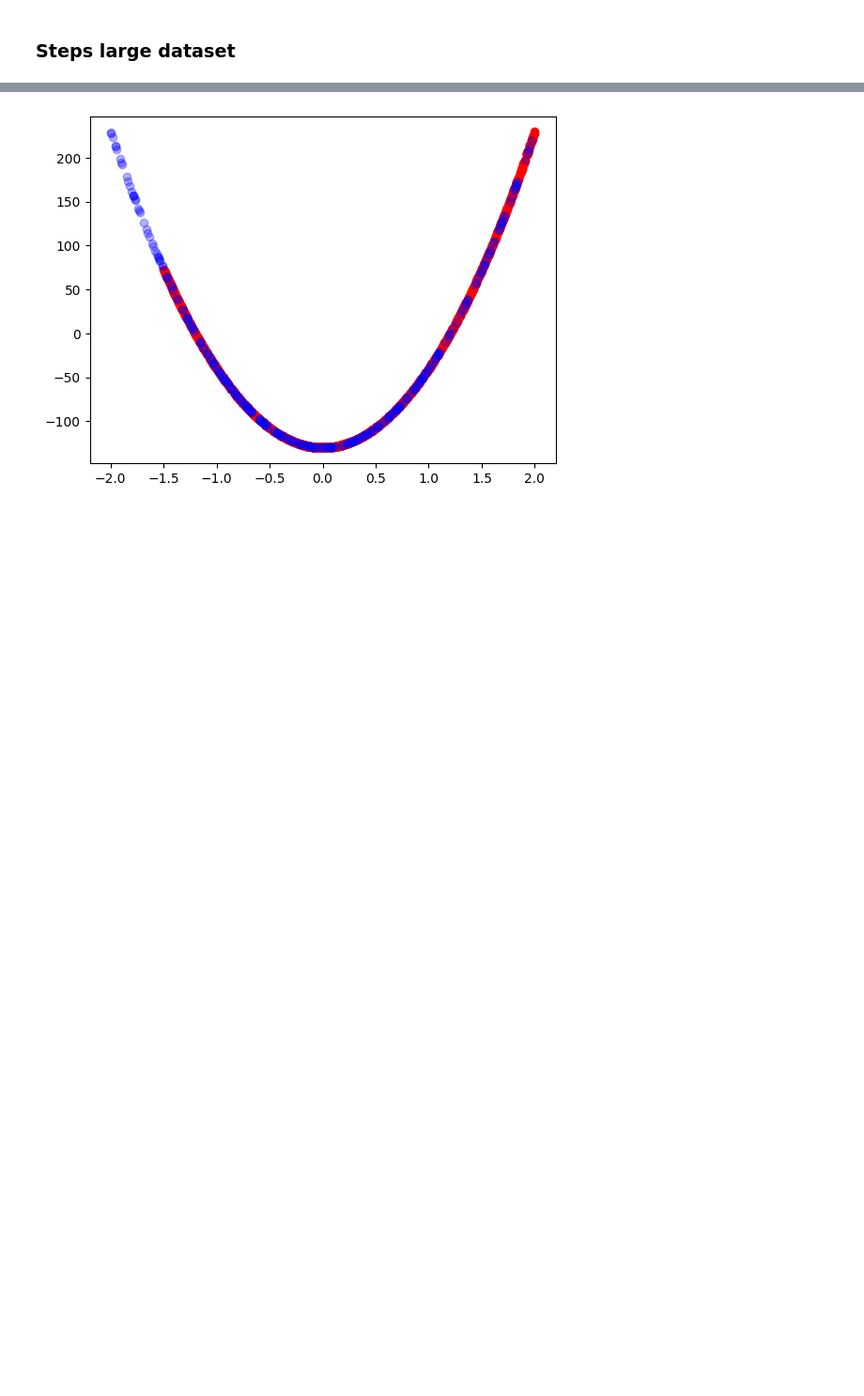
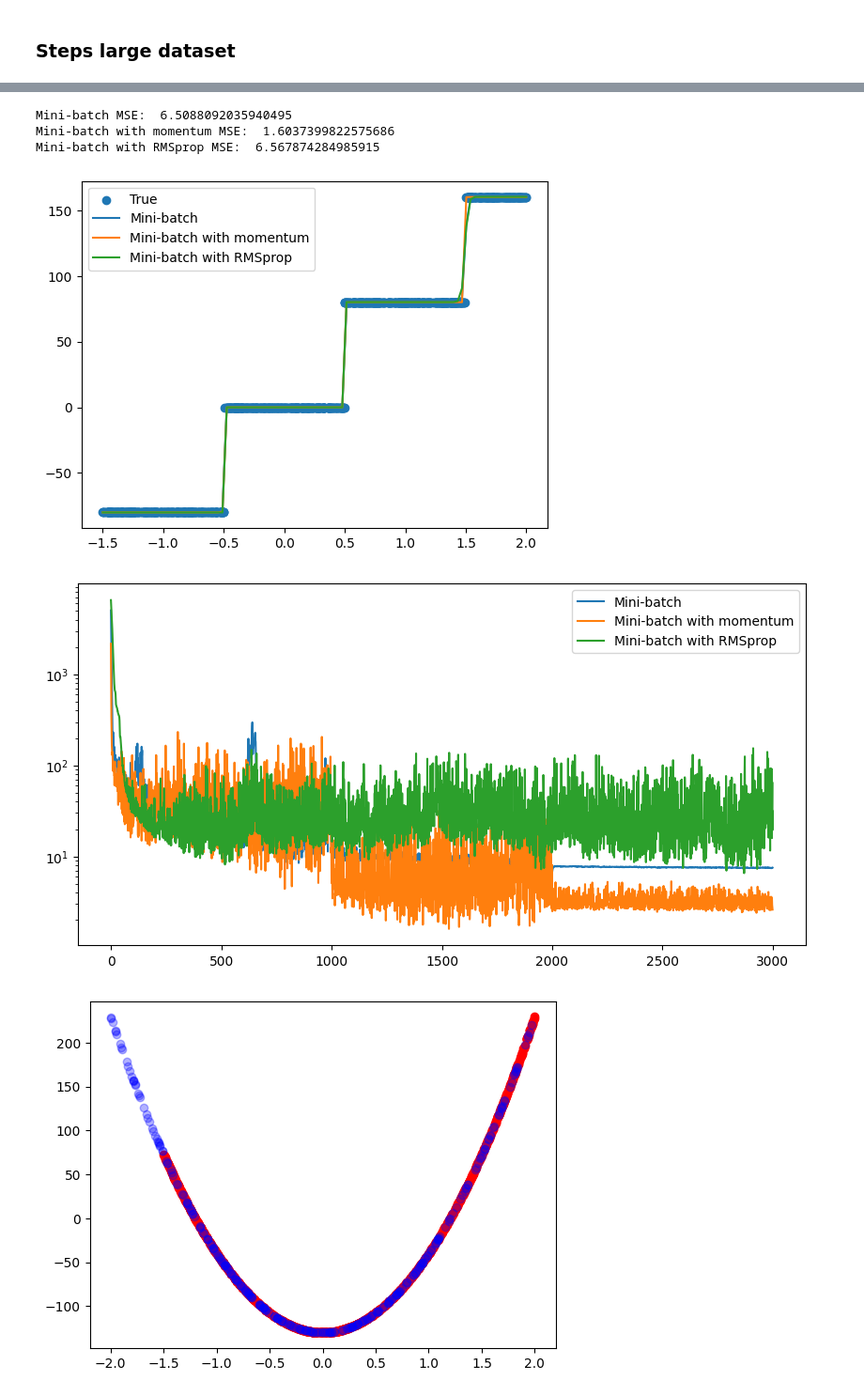
Before and after one commit to wojcikbart/NeuralNetworks, a Jupyter notebook: nn3/nn3.ipynb, the cells around one changed output, grey strips where cells are left out. Shown at 94% size. Saved outputs shown, nothing was run; the diff lists cells and outputs as text; code cells hidden in the pictures; blank space fills up the shorter version.

```diff
--- a/nn3/nn3.ipynb
+++ b/nn3/nn3.ipynb
@@ -70,6 +74,10 @@ Training complete. Final loss: 448.2279
 # %%
-nn_step_batch = NeuralNetwork(X_step_train, y_step_train, [1, 32, 64, 32, 1], activation_fun='relu')
-
-history_step_batch = nn_step_batch.train(learning_rate=0.001, epochs=int(500), validation_data=(X_step_test, y_step_test), mini_batch=True, batch_size=50, stop_condition=1, report_interval=100)
-history_step_batch = nn_step_batch.train(learning_rate=0.0002, epochs=int(500), validation_data=(X_step_test, y_step_test), mini_batch=True, batch_size=50, stop_condition=1, report_interval=100)
+nn_step_momentum = NeuralNetwork(X_step_train, y_step_train, [1, 10, 10, 1], activation_fun='sigmoid')
+batch = 100
+history_step_momentum = nn_step_momentum.train(learning_rate=0.01, epochs=int(1e3), validation_data=(X_step_test, y_step_test),
+                                          mini_batch=True, batch_size=batch, momentum=0.7, stop_condition=1, report_interval=10)
+history_step_momentum = nn_step_momentum.train(learning_rate=0.001, epochs=int(1e3), validation_data=(X_step_test, y_step_test),
+                                          mini_batch=True, batch_size=batch, momentum=0.7, stop_condition=1, report_interval=10)
+history_step_momentum = nn_step_momentum.train(learning_rate=0.0001, epochs=int(1e3), validation_data=(X_step_test, y_step_test),
+                                          mini_batch=True, batch_size=batch, momentum=0.7, stop_condition=1, report_interval=10)
 # %% [output]
@@ -107,0 +101,5 @@ Mini-batch MSE:  8.550690993180284
+# %%
+nn_step_rmsprop = NeuralNetwork(X_step_train, y_step_train, [1, 10, 10, 1], activation_fun='sigmoid')
+batch = 100
+history_step_rmsprop = nn_step_rmsprop.train(learning_rate=0.01, epochs=int(3e3), validation_data=(X_step_test, y_step_test),
+                                          mini_batch=True, batch_size=batch, optimization='rmsprop', stop_condition=1, report_interval=10)
@@ -108,3 +124,35 @@ Mini-batch MSE:  8.550690993180284
+# %%
+y_pred_batch = nn_step_batch.predict(X_step_test)
+y_pred_momentum = nn_step_momentum.predict(X_step_test)
+y_pred_rmsprop = nn_step_rmsprop.predict(X_step_test)
+
+print("Mini-batch MSE: ", np.mean((y_step_test - y_pred_batch) ** 2))
+print("Mini-batch with momentum MSE: ", np.mean((y_step_test - y_pred_momentum) ** 2))
+print("Mini-batch with RMSprop MSE: ", np.mean((y_step_test - y_pred_rmsprop) ** 2))
+
+x = np.linspace(min(X_step_test), max(X_step_test), 100).reshape(-1, 1)
+
+plt.scatter(X_step_test, y_step_test, label="True")
+plt.plot(x, nn_step_batch.predict(x), label="Mini-batch")
+plt.plot(x, nn_step_momentum.predict(x), label="Mini-batch with momentum")
+plt.plot(x, nn_step_rmsprop.predict(x), label="Mini-batch with RMSprop")
+plt.legend()
+plt.show()
+
+# loss history plot
+plt.figure(figsize=(10, 5))
+plt.plot(history_step_batch, label='Mini-batch')
+plt.plot(history_step_momentum, label='Mini-batch with momentum')
+plt.plot(history_step_rmsprop, label='Mini-batch with RMSprop')
+plt.yscale('log')
+plt.legend()
+plt.show()
+# %% [output]
+Mini-batch MSE:  6.5088092035940495
+Mini-batch with momentum MSE:  1.6037399822575686
+Mini-batch with RMSprop MSE:  6.567874284985915
+[figure, added]
+[figure, added]
 # %%
 plt.scatter(X_square_train, y_square_train, color='red')
 plt.scatter(X_square_test, y_square_test, alpha=0.3, color='blue')
```
Also changed, not shown: parts of 14 cells of this notebook, 1 other file.
